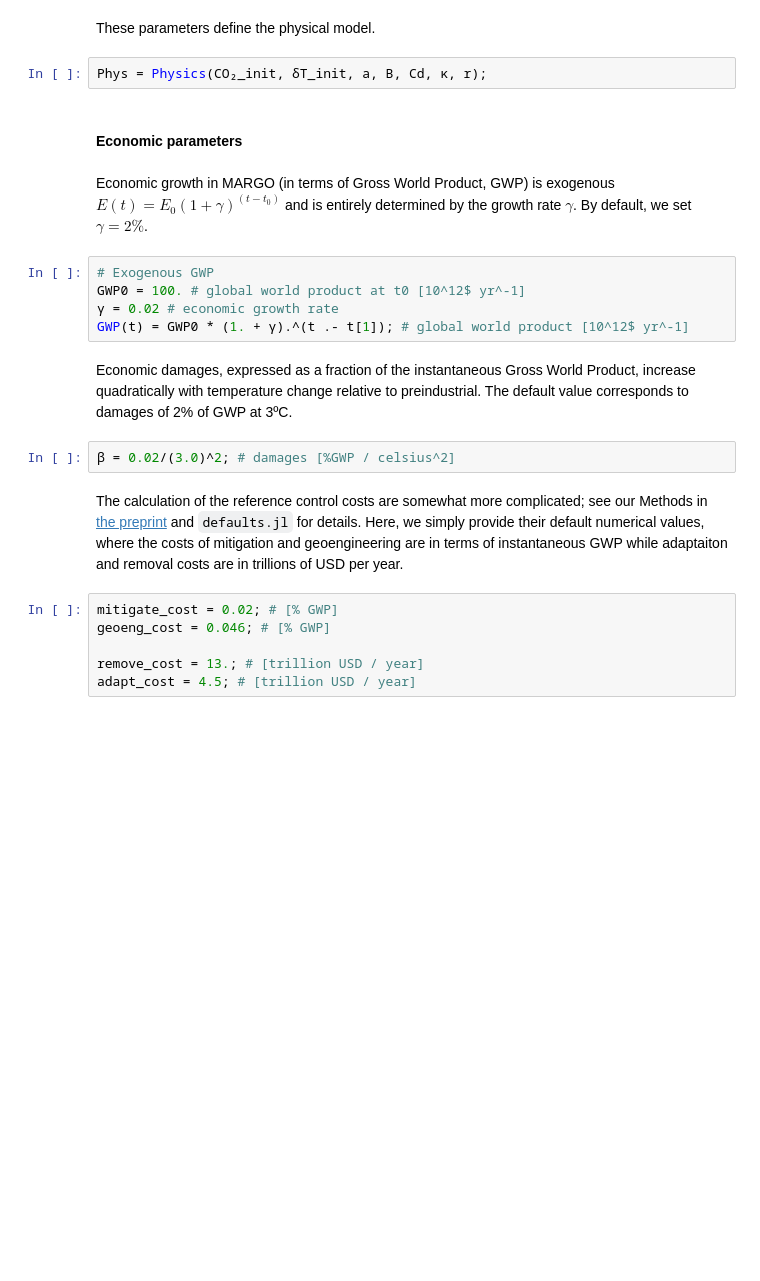
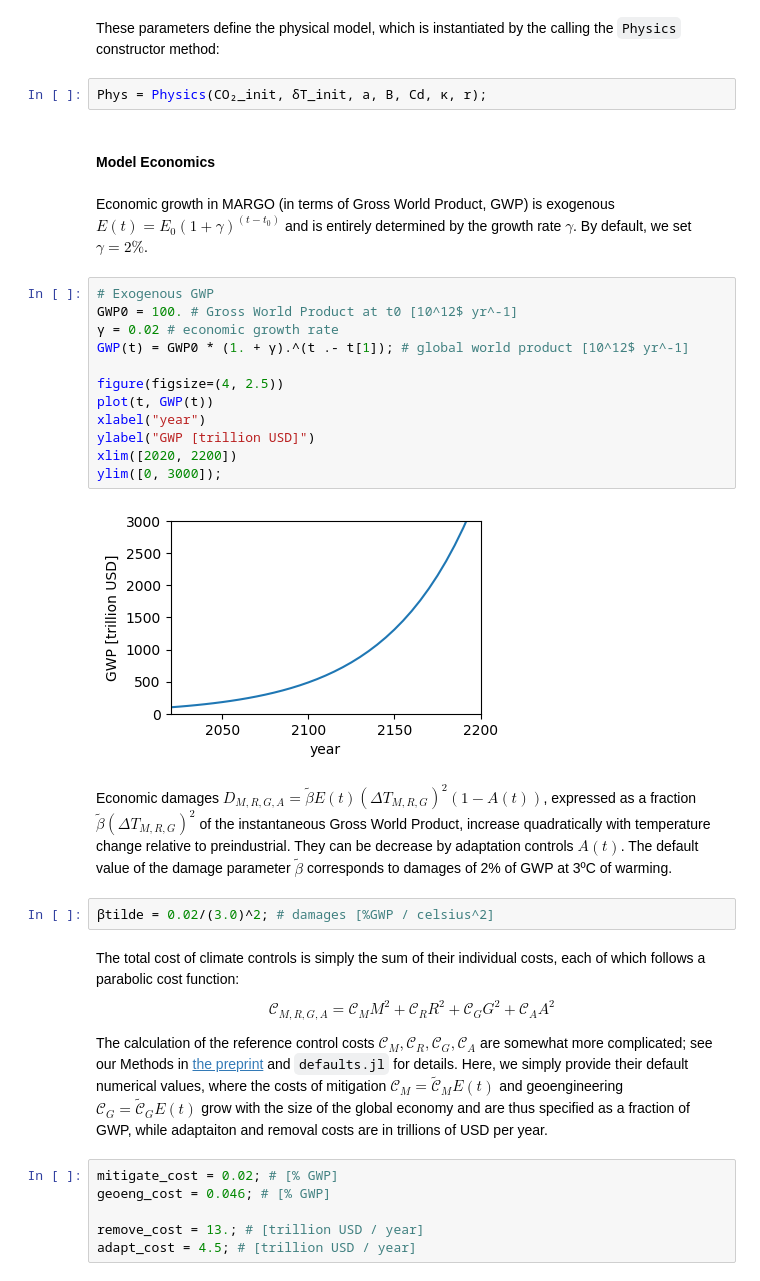
Before and after one commit to ClimateMARGO/ClimateMARGO.jl, a Jupyter notebook: examples/tutorials/basic_tutorial.ipynb, the cells around one changed output. Cells and saved outputs as stored; diff of their text form; blank space fills up the shorter version.

```diff
--- a/examples/tutorials/basic_tutorial.ipynb
+++ b/examples/tutorials/basic_tutorial.ipynb
@@ -64,22 +110,36 @@ r = 0.5; # [1] fraction of emissions remaining after biosphere and ocean uptake
 # %% [markdown]
-These parameters define the physical model.
+These parameters define the physical model, which is instantiated by the calling the `Physics` constructor method:
 # %%
 Phys = Physics(CO₂_init, δT_init, a, B, Cd, κ, r);
-# %% [markdown]
-#### Economic parameters
+# %% [markdown]
+#### Model Economics
 # %% [markdown]
 Economic growth in MARGO (in terms of Gross World Product, GWP) is exogenous $E(t) = E_{0} (1 + \gamma)^{(t-t_{0})}$ and is entirely determined by the growth rate $\gamma$. By default, we set $\gamma = 2\%$.
 # %%
 # Exogenous GWP
-GWP0 = 100. # global world product at t0 [10^12$ yr^-1]
+GWP0 = 100. # Gross World Product at t0 [10^12$ yr^-1]
 γ = 0.02 # economic growth rate
 GWP(t) = GWP0 * (1. + γ).^(t .- t[1]); # global world product [10^12$ yr^-1]
+
+figure(figsize=(4, 2.5))
+plot(t, GWP(t))
+xlabel("year")
+ylabel("GWP [trillion USD]")
+xlim([2020, 2200])
+ylim([0, 3000]);
+# %% [output]
+[figure, added]
 # %% [markdown]
-Economic damages, expressed as a fraction of the instantaneous Gross World Product, increase quadratically with temperature change relative to preindustrial. The default value corresponds to damages of 2\% of GWP at 3ºC.
+Economic damages $D_{M,R,G,A} = \tilde{\beta}E(t) (\Delta T_{M,R,G})^{2} (1 - A(t))$, expressed as a fraction $\tilde{\beta}(\Delta T_{M,R,G})^{2}$ of the instantaneous Gross World Product, increase quadratically with temperature change relative to preindustrial. They can be decrease by adaptation controls $A(t)$. The default value of the damage parameter $\tilde{\beta}$ corresponds to damages of 2\% of GWP at 3ºC of warming.
 # %%
-β = 0.02/(3.0)^2; # damages [%GWP / celsius^2]
+βtilde = 0.02/(3.0)^2; # damages [%GWP / celsius^2]
 # %% [markdown]
-The calculation of the reference control costs are somewhat more complicated; see our Methods in [the preprint](https://eartharxiv.org/5bgyc/) and `defaults.jl` for details. Here, we simply provide their default numerical values, where the costs of mitigation and geoengineering are in terms of instantaneous GWP while adaptaiton and removal costs are in trillions of USD per year.
+The total cost of climate controls is simply the sum of their individual costs, each of which follows a parabolic cost function:
+\begin{equation}
+    \mathcal{C}_{M,R,G,A} = \mathcal{C}_{M}M^2 + \mathcal{C}_{R}R^2 +  \mathcal{C}_{G}G^2 + \mathcal{C}_{A}A^2
+\end{equation}
+
+The calculation of the reference control costs $\mathcal{C}_{M}, \mathcal{C}_{R}, \mathcal{C}_{G}, \mathcal{C}_{A}$ are somewhat more complicated; see our Methods in [the preprint](https://eartharxiv.org/5bgyc/) and `defaults.jl` for details. Here, we simply provide their default numerical values, where the costs of mitigation $\mathcal{C}_{M} = \tilde{\mathcal{C}}_{M} E(t)$ and geoengineering $\mathcal{C}_{G} = \tilde{\mathcal{C}}_{G} E(t)$ grow with the size of the global economy and are thus specified as a fraction of GWP, while adaptaiton and removal costs are in trillions of USD per year.
 # %%
 mitigate_cost = 0.02; # [% GWP]
 geoeng_cost = 0.046; # [% GWP]
```
Also changed, not shown: parts of 41 cells of this notebook, 1 other file.
